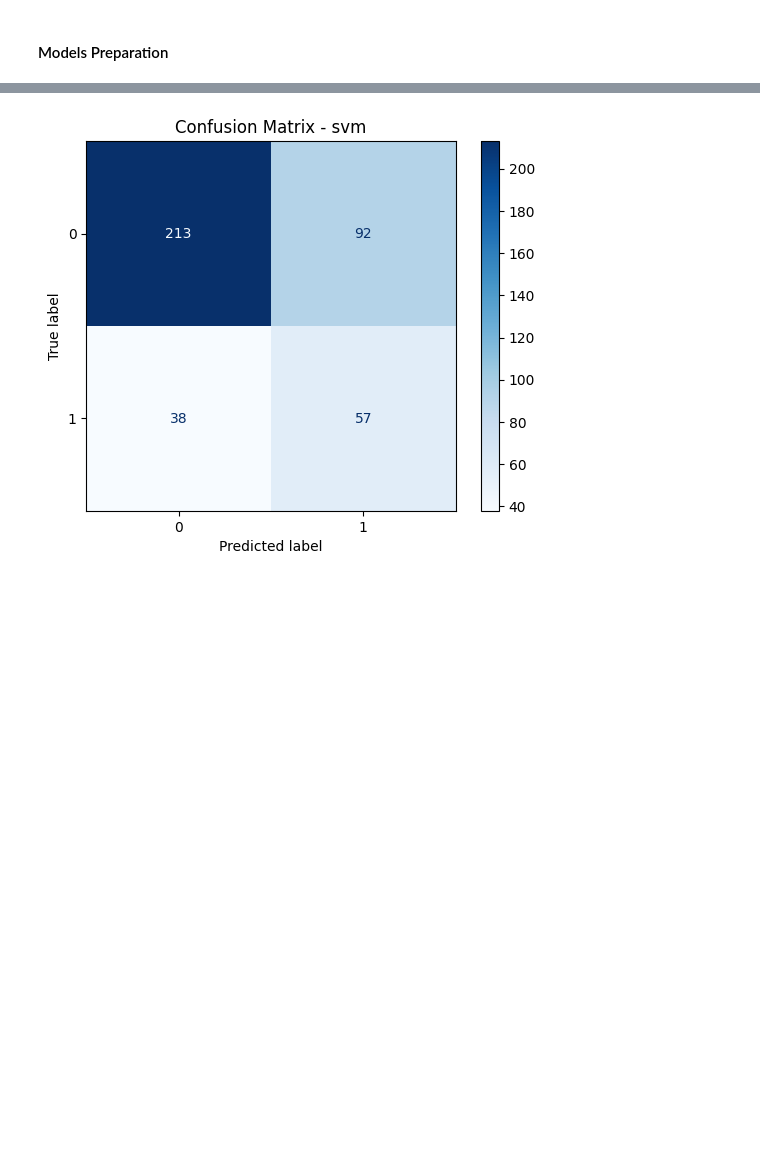
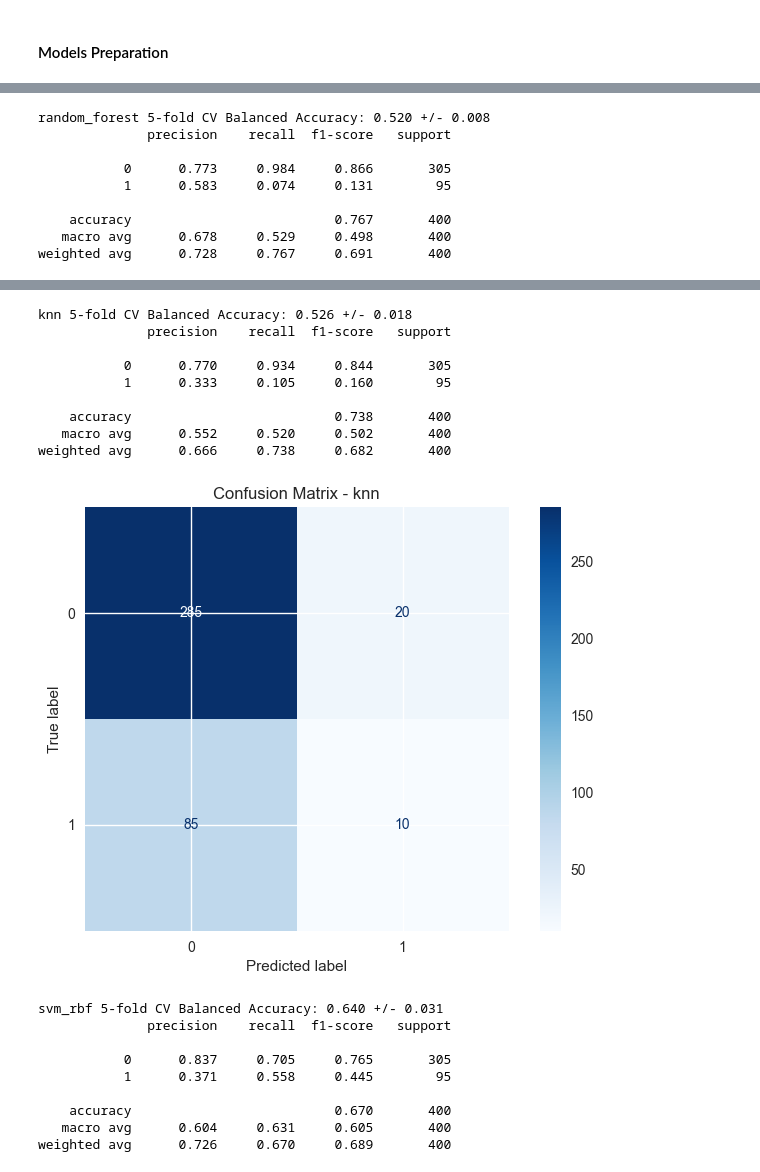
Before and after one commit to Ammarr-Yasser/churn-prediction-system, a Jupyter notebook: telecom_churn_coding.ipynb, the cells around one changed output, grey strips where cells are left out. Drawn from its saved outputs; the diff is of its cells as text; code cells hidden in the pictures; blank space fills up the shorter version.

```diff
--- a/telecom_churn_coding.ipynb
+++ b/telecom_churn_coding.ipynb
@@ -23,7 +48,7 @@ def add_features(df, refrence_date="2025-08-27"):
     """
     Add engineered features for churn prediction.
     df : pandas.DataFrame, Input dataset containing telecom churn features.
-    ref : str, default="2025-08-27"- Reference date used to calculate tenure and recency-based features.
+    refrence_date : str, default="2025-08-27" - Reference date used to calculate tenure and recency-based features.
     Returns: DataFrame with new features and unnecessary columns dropped.
     """
     # Convert reference date to pandas timestamp
@@ -184,7 +207,7 @@ categorical_features = X_train.select_dtypes(exclude=["number"]).columns.tolist(
 # %%
 numeric_transformer = Pipeline(steps=[
     ("imputer", SimpleImputer(strategy="median")),
-    ("scaler", StandardScaler())
+    ("scaler", MinMaxScaler())
 ])
 # %%
 categorical_transformer = Pipeline(steps=[
@@ -215,22 +293,40 @@ models = {
 # %%
+metrics_records = []
 pipelines = {}
+
 for name, model in models.items():
-    clf = Pipeline(steps=[("preprocess", preprocess),
-                         ("model", model)])
+    clf = Pipeline(steps=[("preprocess", preprocess), ("model", model)])
+    display_name = display_name_map.get(name, name)
     # 5-fold CV Balanced Accuracy
     bal_acc = cross_val_score(clf, X_train, y_train, cv=5, scoring="balanced_accuracy")
-    print(f"{name} 5-fold CV Balanced Accuracy: {bal_acc.mean():.3f} +/- {bal_acc.std():.3f}")
+    print(f"{display_name} 5-fold CV Balanced Accuracy: {bal_acc.mean():.3f} +/- {bal_acc.std():.3f}")
     # Fit full train
     clf.fit(X_train, y_train)
     pipelines[name] = clf
-    # Held-out test
+
+    # Held-out test predictions
     y_pred = clf.predict(X_test)
-    print(f"{name} Test Accuracy: {accuracy_score(y_test, y_pred):.3f}")
-    print(classification_report(y_test, y_pred))
+    y_proba = clf.predict_proba(X_test)[:, 1]
 
-    # Confusion Matrix
+    metrics_records.append({
+        "model_key": name,
+        "model": display_name,
+        "accuracy": accuracy_score(y_test, y_pred),
+        "precision": precision_score(y_test, y_pred, zero_division=0),
+        "recall": recall_score(y_test, y_pred, zero_division=0),
+        "f1": f1_score(y_test, y_pred, zero_division=0),
+        "roc_auc": roc_auc_score(y_test, y_proba),
+    })
+
+    print(classification_report(y_test, y_pred, digits=3))
+
     cm = confusion_matrix(y_test, y_pred)
+    fig, ax = plt.subplots()
     disp = ConfusionMatrixDisplay(confusion_matrix=cm, display_labels=clf.classes_)
-    disp.plot(cmap="Blues")
-    plt.title(f"Confusion Matrix - {name}")  # optional
+    disp.plot(cmap="Blues", ax=ax)
+    ax.set_title(f"Confusion Matrix - {display_name}")
+    plt.show()
+
+metrics_df = pd.DataFrame(metrics_records).set_index("model").sort_values("roc_auc", ascending=False)
+display(metrics_df)
 # %% [output]
@@ -255,0 +353,9 @@ weighted avg       0.68      0.76      0.68       400
+random_forest 5-fold CV Balanced Accuracy: 0.520 +/- 0.008
+              precision    recall  f1-score   support
+
+           0      0.773     0.984     0.866       305
+           1      0.583     0.074     0.131        95
+
+    accuracy                          0.767       400
+   macro avg      0.678     0.529     0.498       400
+weighted avg      0.728     0.767     0.691       400
@@ -257 +363,19 @@ weighted avg       0.68      0.76      0.68       400
+knn 5-fold CV Balanced Accuracy: 0.526 +/- 0.018
+              precision    recall  f1-score   support
+
+           0      0.770     0.934     0.844       305
+           1      0.333     0.105     0.160        95
+
+    accuracy                          0.738       400
+   macro avg      0.552     0.520     0.502       400
+weighted avg      0.666     0.738     0.682       400
-[figure, old version]
+[figure, new version]
+svm_rbf 5-fold CV Balanced Accuracy: 0.640 +/- 0.031
+              precision    recall  f1-score   support
+
+           0      0.837     0.705     0.765       305
+           1      0.371     0.558     0.445        95
+
+    accuracy                          0.670       400
+   macro avg      0.604     0.631     0.605       400
+weighted avg      0.726     0.670     0.689       400
```
Also changed, not shown: parts of 32 cells of this notebook, 2 other files.
